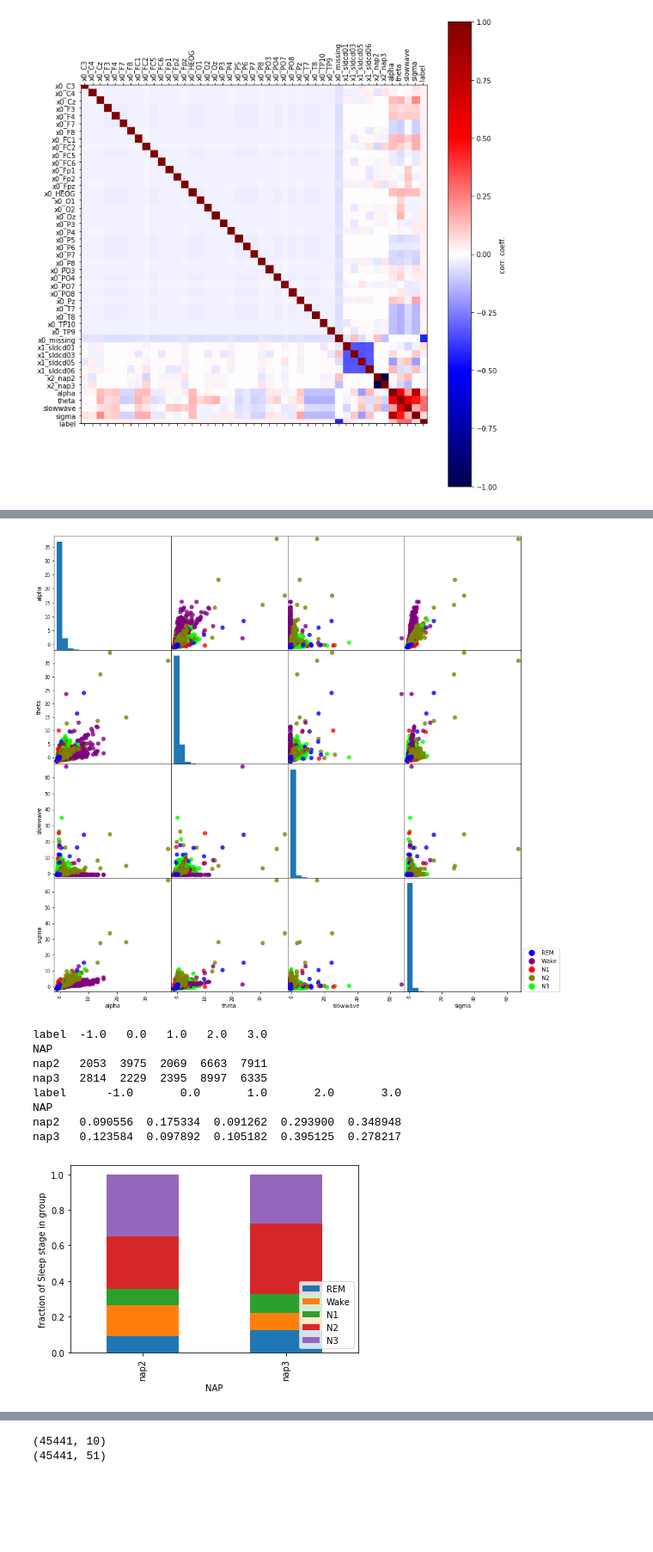
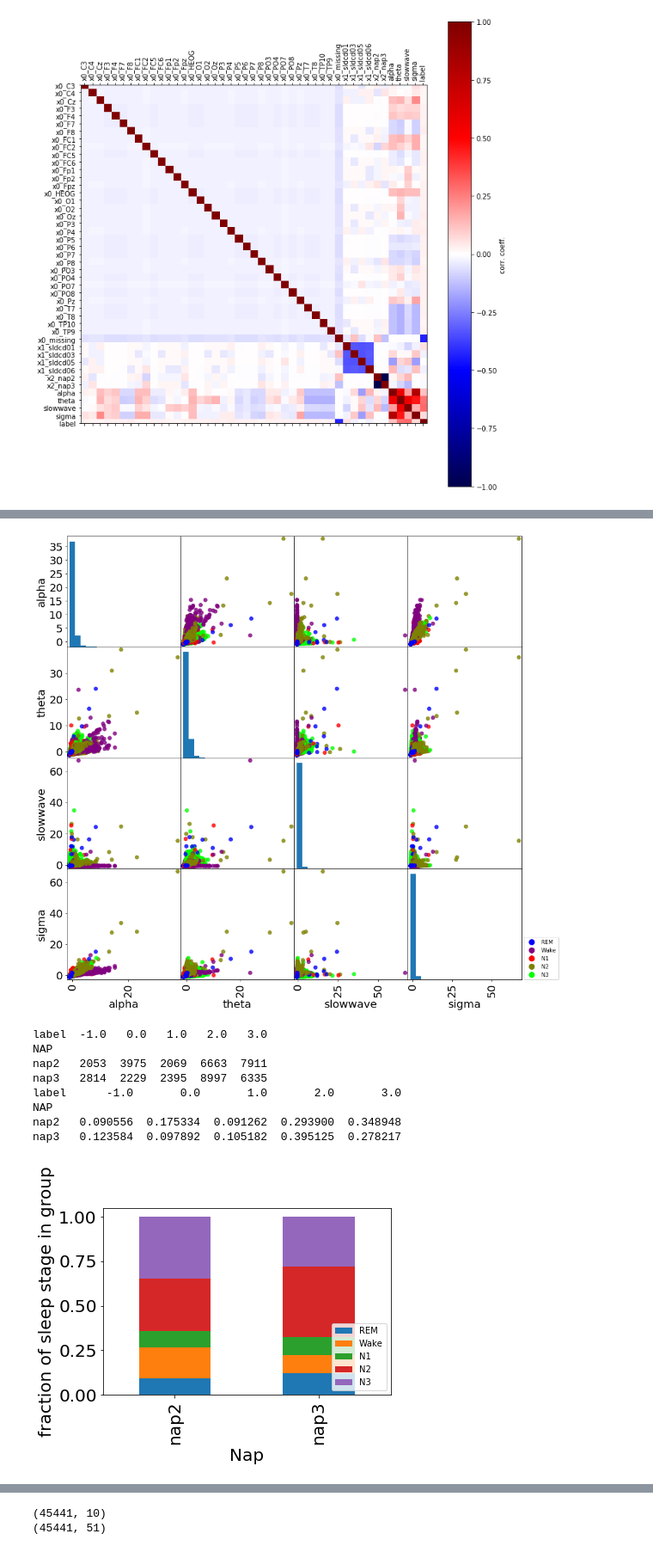
Before and after one commit to zhiyanwang27/decoding_sleep, a Jupyter notebook: src/EDA.ipynb, the cells around one changed output, grey strips where cells are left out. Shown at 86% size. Drawn from its saved outputs; the diff is of its cells as text; code cells hidden in the pictures; blank space fills up the shorter version.

```diff
--- a/src/EDA.ipynb
+++ b/src/EDA.ipynb
@@ -42,6 +47,10 @@ plt.show()
 # %%
-pd.plotting.scatter_matrix(df_preprocessed[con_ftrs],c = df_preprocessed['label'], figsize=(15, 15), marker='o',
+scatterplots = pd.plotting.scatter_matrix(df_preprocessed[con_ftrs],c = df_preprocessed['label'], figsize=(15, 15), marker='o',
                            hist_kwds={'bins': 20}, s=60, alpha=.8, cmap = 'brg')
+for ax in scatterplots.ravel():
+    ax.set_xlabel(ax.get_xlabel(), fontsize = 20, rotation = 0)
+    ax.tick_params(labelsize = 20)
+    ax.set_ylabel(ax.get_ylabel(), fontsize = 20, rotation = 90)
 handles = [plt.plot([],[],color=plt.cm.brg(i/4.), ls="", marker="o", \
                     markersize=10)[0] for i in range(5)]
 labels=["REM", "Wake", "N1", "N2", "N3"]
@@ -49,4 +58,4 @@ plt.legend(handles, labels, loc=(1.02,0))
 plt.savefig('../figures/scattermatrix.png',dpi=300)
 plt.show()
 # %% [output]
-[figure, old version]
+[figure, new version]
@@ -67,12 +79,14 @@ nap2   0.090556  0.175334  0.091262  0.293900  0.348948
 nap3   0.123584  0.097892  0.105182  0.395125  0.278217
 # %%
 count_matrix_norm.plot(kind='bar', stacked=True)
-plt.ylabel('fraction of Sleep stage in group')
+plt.ylabel('fraction of sleep stage in group', fontsize = 20)
+plt.xlabel('Nap', fontsize = 20)
+plt.tick_params(labelsize = 20)
 plt.legend(labels,loc=4)
-plt.savefig('../figures/stacked_bar_stgpct.png',dpi=300)
+plt.savefig('../figures/stacked_bar_stgpct1.png',dpi=300)
 plt.show()
 # %% [output]
-[figure, old version]
+[figure, new version]
 # %%
 for i in range(len(con_ftrs)):
     df[[con_ftrs[i],'label']].boxplot(by='label')
```
Also changed, not shown: parts of 8 cells of this notebook, 12 other files.
